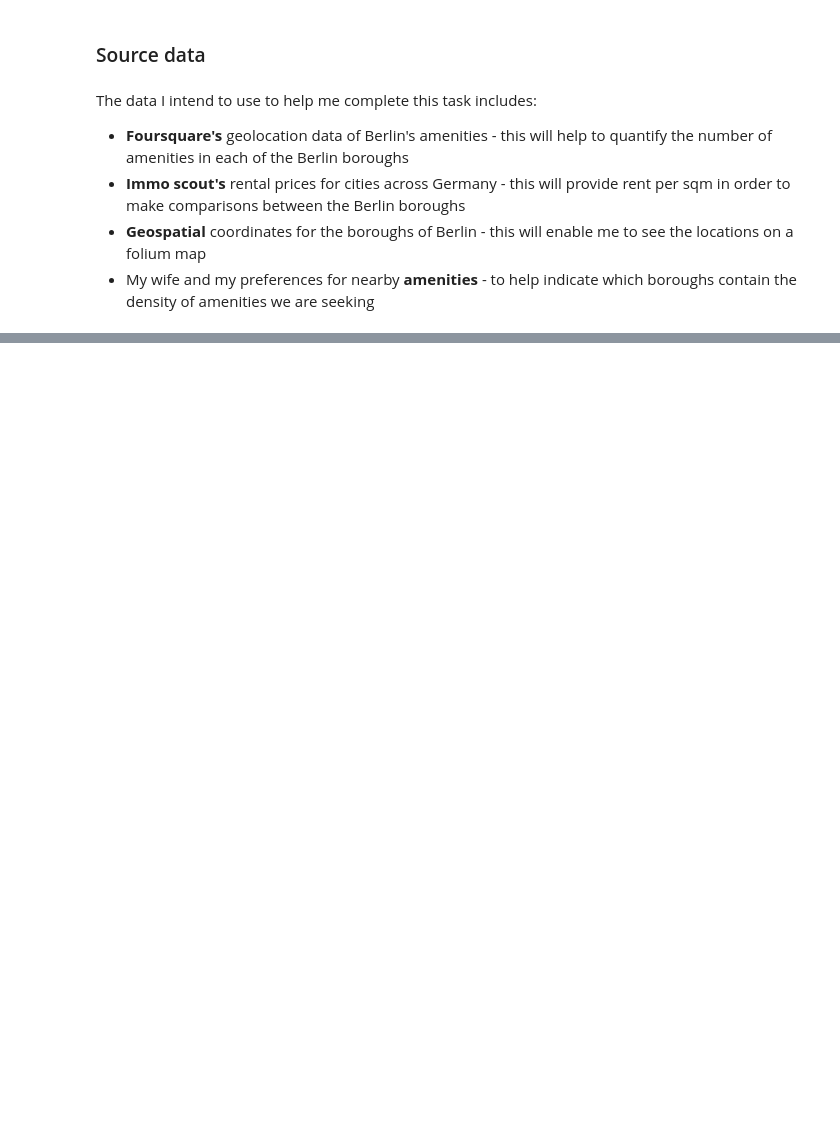
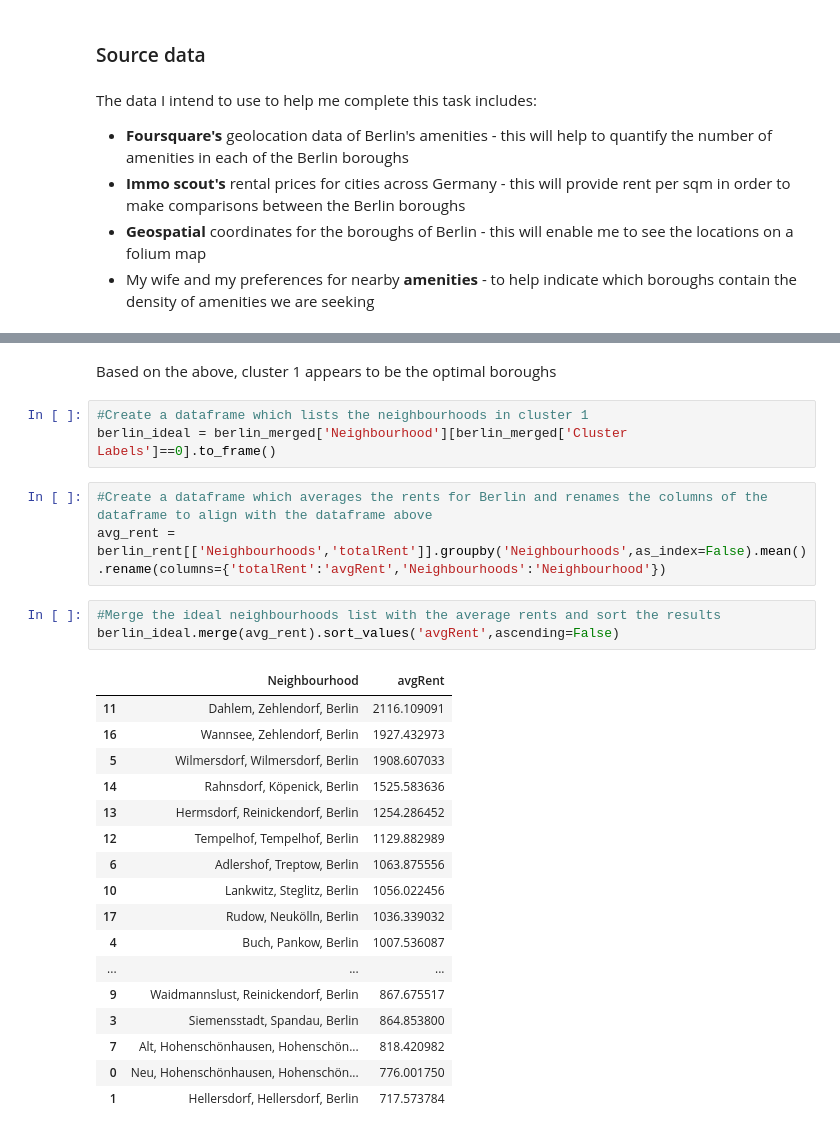
Before and after one commit to IanCarrier/Coursera_Capstone, a Jupyter notebook: scripts/Berlin.ipynb, the cells around one changed output, grey strips where cells are left out. Cells and saved outputs as stored; diff of their text form; blank space fills up the shorter version.

```diff
--- a/scripts/Berlin.ipynb
+++ b/scripts/Berlin.ipynb
@@ -12,0 +363,29 @@ The data I intend to use to help me complete this task includes:
+# %% [markdown]
+Based on the above, cluster 1 appears to be the optimal boroughs
+# %%
+#Create a dataframe which lists the neighbourhoods in cluster 1
+berlin_ideal = berlin_merged['Neighbourhood'][berlin_merged['Cluster Labels']==0].to_frame()
+# %%
+#Create a dataframe which averages the rents for Berlin and renames the columns of the dataframe to align with the dataframe above
+avg_rent = berlin_rent[['Neighbourhoods','totalRent']].groupby('Neighbourhoods',as_index=False).mean().rename(columns={'totalRent':'avgRent','Neighbourhoods':'Neighbourhood'})
+# %%
+#Merge the ideal neighbourhoods list with the average rents and sort the results
+berlin_ideal.merge(avg_rent).sort_values('avgRent',ascending=False)
+# %% [output]
+|  | Neighbourhood | avgRent |
+| 11 | Dahlem, Zehlendorf, Berlin | 2116.109091 |
+| 16 | Wannsee, Zehlendorf, Berlin | 1927.432973 |
+| 5 | Wilmersdorf, Wilmersdorf, Berlin | 1908.607033 |
+| 14 | Rahnsdorf, Köpenick, Berlin | 1525.583636 |
+| 13 | Hermsdorf, Reinickendorf, Berlin | 1254.286452 |
+| 12 | Tempelhof, Tempelhof, Berlin | 1129.882989 |
+| 6 | Adlershof, Treptow, Berlin | 1063.875556 |
+| 10 | Lankwitz, Steglitz, Berlin | 1056.022456 |
+| 17 | Rudow, Neukölln, Berlin | 1036.339032 |
+| 4 | Buch, Pankow, Berlin | 1007.536087 |
+| ... | ... | ... |
+| 9 | Waidmannslust, Reinickendorf, Berlin | 867.675517 |
+| 3 | Siemensstadt, Spandau, Berlin | 864.853800 |
+| 7 | Alt, Hohenschönhausen, Hohenschön... | 818.420982 |
+| 0 | Neu, Hohenschönhausen, Hohenschön... | 776.001750 |
+| 1 | Hellersdorf, Hellersdorf, Berlin | 717.573784 |
```
Also changed, not shown: parts of 35 cells of this notebook.
